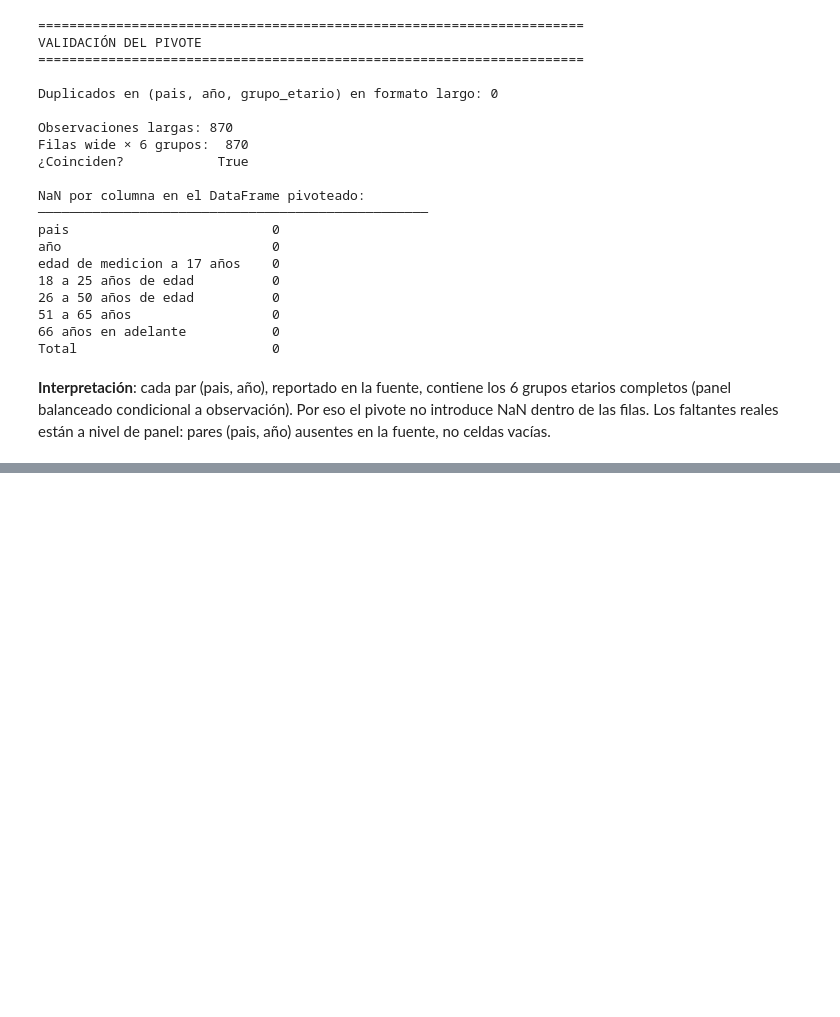
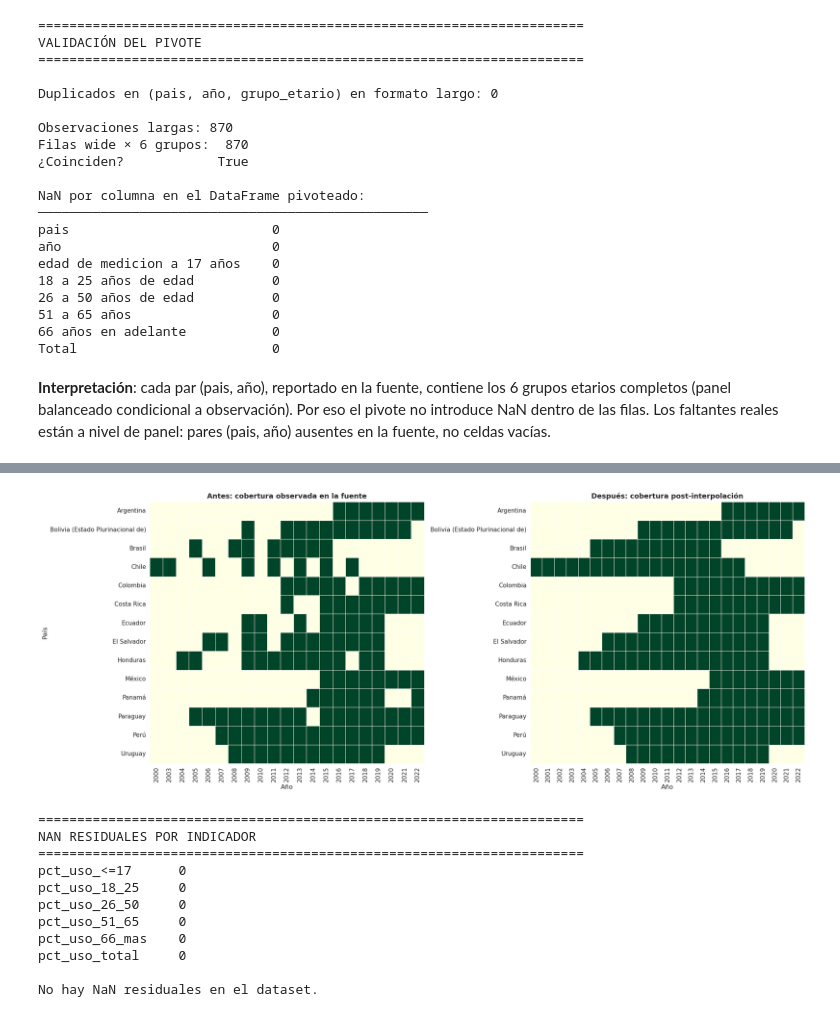
Before and after one commit to Tunchxz/CC3074-Proyecto-Final, a Jupyter notebook: Week-2.ipynb, the cells around one changed output, grey strips where cells are left out. Drawn from its saved outputs; the diff is of its cells as text; code cells hidden in the pictures; blank space fills up the shorter version.

Commit message:
feat: consolidation of multiple indicators and imputation of shortages

```diff
--- a/Week-2.ipynb
+++ b/Week-2.ipynb
@@ -348,0 +480,20 @@ Total                         0
+# %%
+paises = sorted(df_wide['pais'].unique())
+años = list(range(rango_años[0], rango_años[1] + 1))
+
+idx_completo = pd.MultiIndex.from_product([paises, años], names=['pais', 'año'])
+df_grid = (df_wide.set_index(['pais', 'año'])
+                  .reindex(idx_completo)
+                  .reset_index())
+
+print(f'Forma tras completar el grid: {df_grid.shape}')
+filas_todo_nan = df_grid[INDICADORES].isna().all(axis=1).sum()
+print(f'\nFilas con TODOS los indicadores NaN (pares no reportados): {filas_todo_nan}')
+print(f'Filas con al menos un valor reportado:                    {len(df_grid) - filas_todo_nan}')
+
+print(f'\nNulos por columna tras reindex:')
+print('─' * 50)
+print(df_grid.isna().sum().to_string())
+
+print(f'\nMuestra (incluye filas totalmente NaN, p. ej. años sin observar):')
+display(df_grid.head(15))
@@ -348,0 +604,60 @@ Total                         0
+# %%
+# Reconstruir la versión interpolada del grid (sin descartar filas todo-NaN)
+# para visualizar la cobertura post-interpolación. Se usa transform — mismo
+# patrón que en la celda anterior — para preservar la columna `pais`.
+df_grid_interpolated = df_grid.sort_values(['pais', 'año']).copy()
+df_grid_interpolated[INDICADORES] = (
+    df_grid_interpolated.groupby('pais')[INDICADORES]
+                        .transform(lambda s: s.interpolate(method='linear', limit_area='inside'))
+)
+
+presencia_post = (df_grid_interpolated
+                  .assign(presente=df_grid_interpolated[INDICADORES].notna().any(axis=1).astype(int))
+                  .pivot_table(index='pais', columns='año', values='presente', aggfunc='first')
+                  .reindex(index=paises, columns=años)
+                  .fillna(0)
+                  .astype(int))
+
+fig, axes = plt.subplots(1, 2, figsize=(20, 8))
+sns.heatmap(presencia, cmap='YlGn', cbar=False, linewidths=0.5, linecolor='white', ax=axes[0])
+axes[0].set_title('Antes: cobertura observada en la fuente', fontsize=13, fontweight='bold')
+axes[0].set_xlabel('Año')
+axes[0].set_ylabel('País')
+
+sns.heatmap(presencia_post, cmap='YlGn', cbar=False, linewidths=0.5, linecolor='white', ax=axes[1])
+axes[1].set_title('Después: cobertura post-interpolación', fontsize=13, fontweight='bold')
+axes[1].set_xlabel('Año')
+axes[1].set_ylabel('')
+
+plt.tight_layout()
+plt.show()
+
+nan_residuales = df_interp[INDICADORES].isna().sum()
+print('=' * 70)
+print('NAN RESIDUALES POR INDICADOR')
+print('=' * 70)
+print(nan_residuales.to_string())
+
+if nan_residuales.sum() > 0:
+    print(f'\nDetalle: pares (país, indicador) con NaN residual (no imputables porque el país')
+    print(f'no tiene NINGÚN valor observado para ese indicador):')
+    print('─' * 50)
+    for ind in INDICADORES:
+        paises_nan = df_interp.loc[df_interp[ind].isna(), 'pais'].unique()
+        if len(paises_nan) > 0:
+            print(f'  {ind:18s}  →  {sorted(paises_nan)}')
+else:
+    print(f'\nNo hay NaN residuales en el dataset.')
+# %% [output]
+[figure, added]
+======================================================================
+NAN RESIDUALES POR INDICADOR
+======================================================================
+pct_uso_<=17      0
+pct_uso_18_25     0
+pct_uso_26_50     0
+pct_uso_51_65     0
+pct_uso_66_mas    0
+pct_uso_total     0
+
+No hay NaN residuales en el dataset.
```
Also changed, not shown: parts of 17 cells of this notebook.
